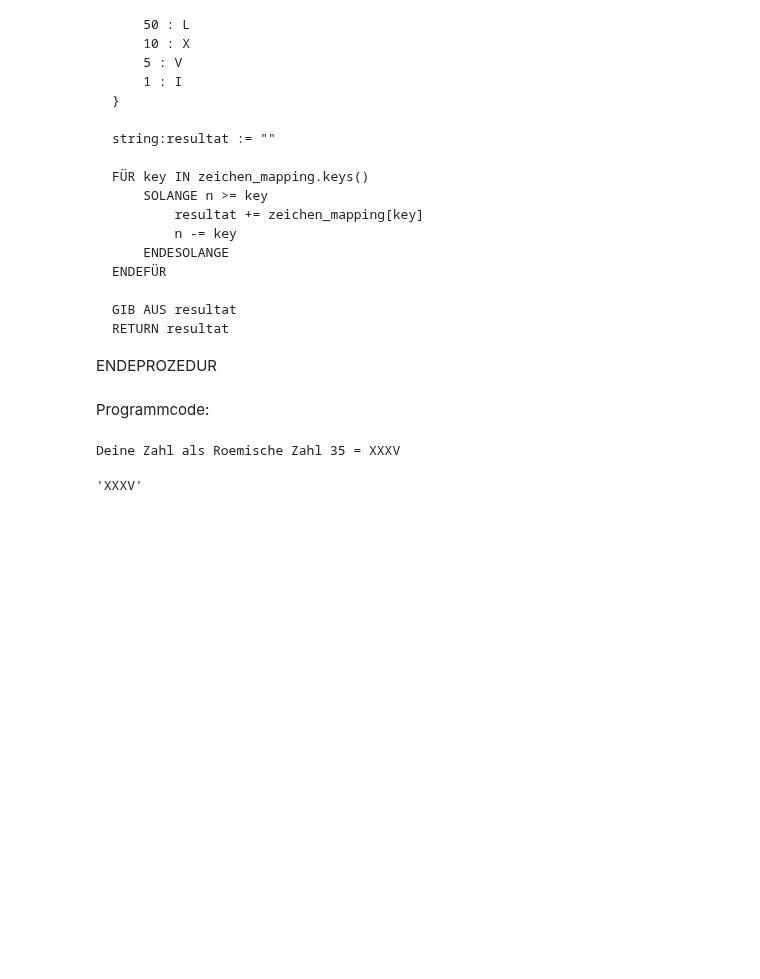
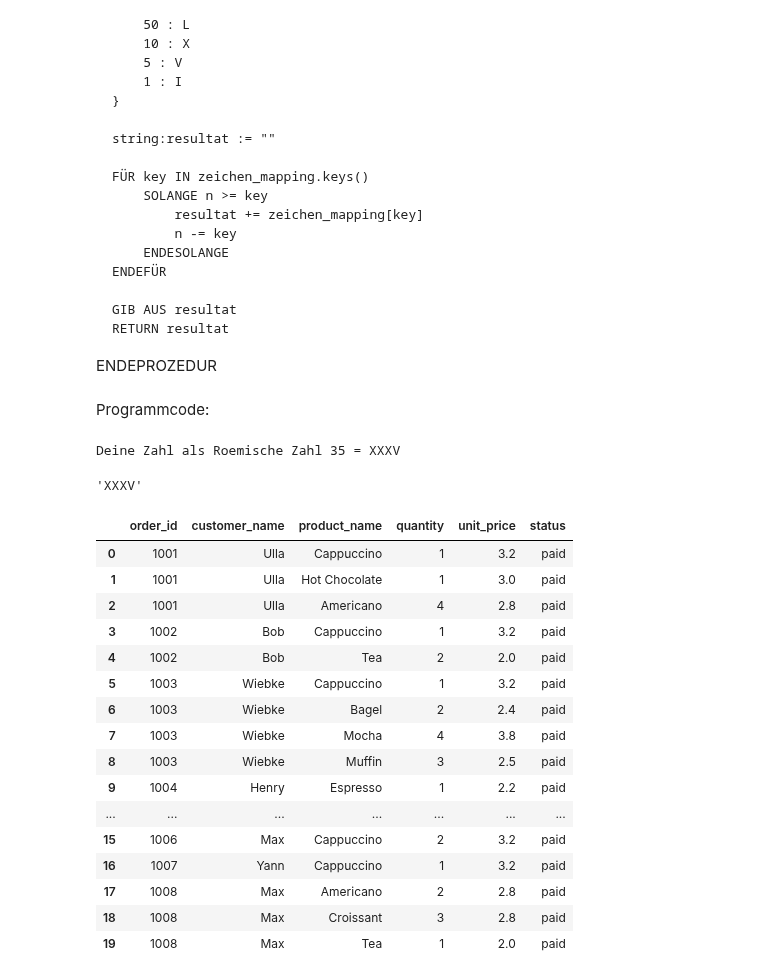
Before and after one commit to Odin2325/TQ5Juli, a Jupyter notebook: AufgabenUndLoesungen/Python/PythonEntscheidungslogikFunktionen.ipynb, the cells around one changed output. Saved outputs shown, nothing was run; the diff lists cells and outputs as text; code cells hidden in the pictures; blank space fills up the shorter version.

```diff
--- a/AufgabenUndLoesungen/Python/PythonEntscheidungslogikFunktionen.ipynb
+++ b/AufgabenUndLoesungen/Python/PythonEntscheidungslogikFunktionen.ipynb
@@ -1561,3 +1563,27 @@ to_roman(35)
 # %% [output]
 Deine Zahl als Roemische Zahl 35 = XXXV
 'XXXV'
+# %%
+import pandas
+
+df_cafe = pandas.read_csv('CafeAufgabe/cafe_orders.csv')
+# %%
+df_cafe.head(20)
+# %% [output]
+|  | order_id | customer_name | product_name | quantity | unit_price | status |
+| 0 | 1001 | Ulla | Cappuccino | 1 | 3.2 | paid |
+| 1 | 1001 | Ulla | Hot Chocolate | 1 | 3.0 | paid |
+| 2 | 1001 | Ulla | Americano | 4 | 2.8 | paid |
+| 3 | 1002 | Bob | Cappuccino | 1 | 3.2 | paid |
+| 4 | 1002 | Bob | Tea | 2 | 2.0 | paid |
+| 5 | 1003 | Wiebke | Cappuccino | 1 | 3.2 | paid |
+| 6 | 1003 | Wiebke | Bagel | 2 | 2.4 | paid |
+| 7 | 1003 | Wiebke | Mocha | 4 | 3.8 | paid |
+| 8 | 1003 | Wiebke | Muffin | 3 | 2.5 | paid |
+| 9 | 1004 | Henry | Espresso | 1 | 2.2 | paid |
+| ... | ... | ... | ... | ... | ... | ... |
+| 15 | 1006 | Max | Cappuccino | 2 | 3.2 | paid |
+| 16 | 1007 | Yann | Cappuccino | 1 | 3.2 | paid |
+| 17 | 1008 | Max | Americano | 2 | 2.8 | paid |
+| 18 | 1008 | Max | Croissant | 3 | 2.8 | paid |
+| 19 | 1008 | Max | Tea | 1 | 2.0 | paid |
```
Also changed, not shown: parts of 1 cell of this notebook, 2 other files.
